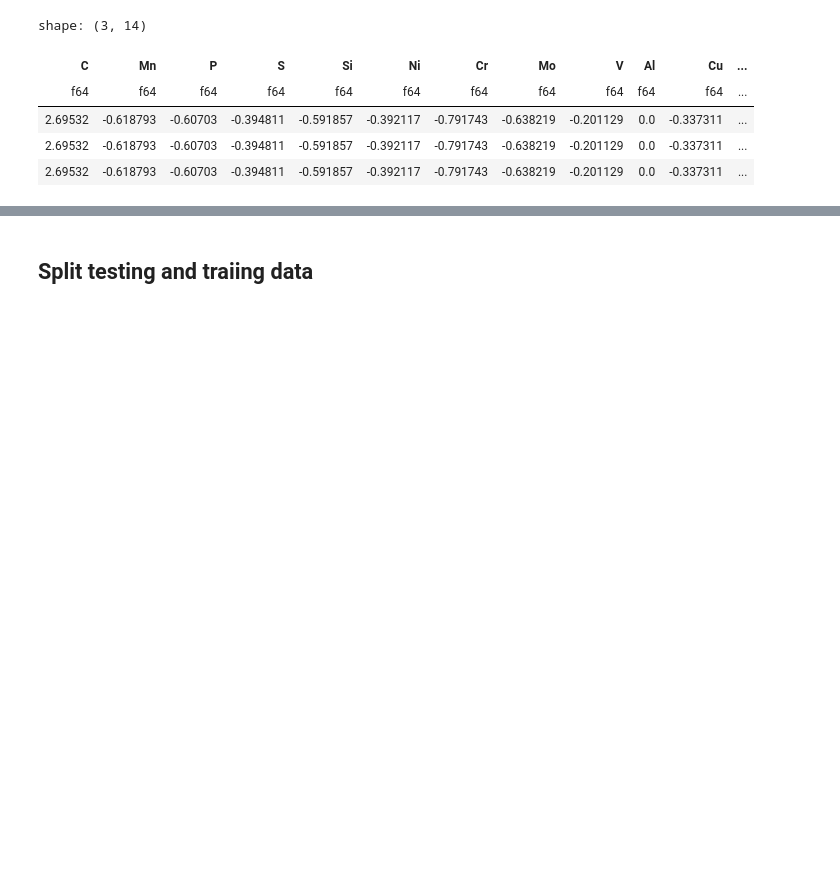
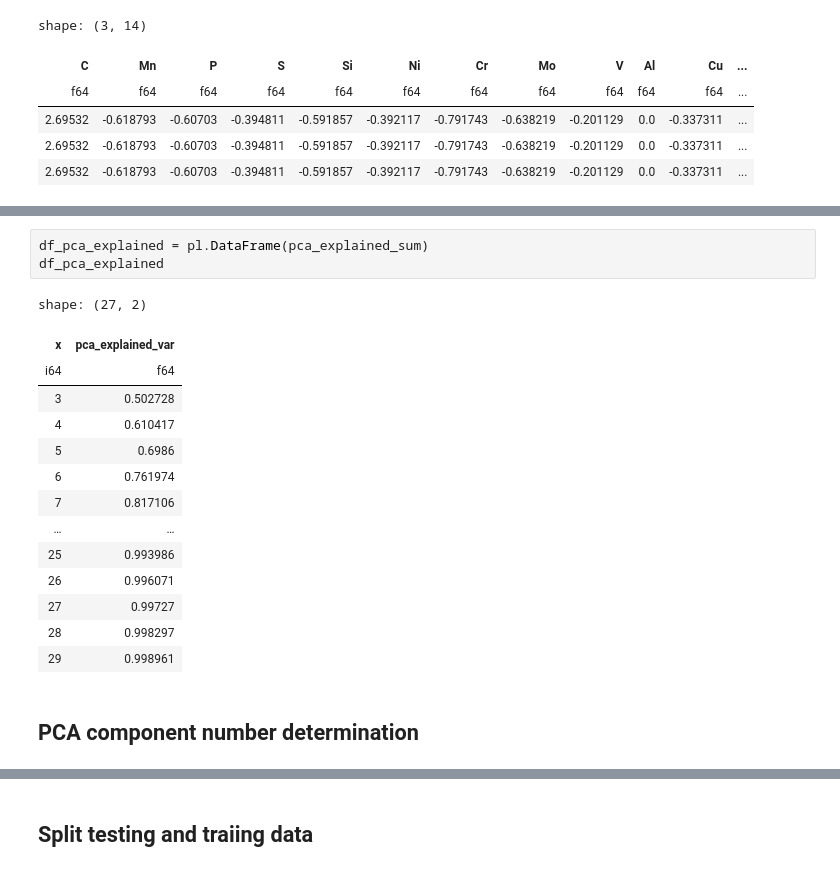
Before and after one commit to Nate-Sheibley/Mild-Steel-Tempering, a Jupyter notebook: Mild_Steel_Tempering-main.ipynb, the cells around one changed output, grey strips where cells are left out. Saved outputs shown, nothing was run; the diff lists cells and outputs as text; blank space fills up the shorter version.

```diff
--- a/Mild_Steel_Tempering-main.ipynb
+++ b/Mild_Steel_Tempering-main.ipynb
@@ -1452,0 +1475,20 @@ shape: (1_286, 44)
+# %%
+df_pca_explained = pl.DataFrame(pca_explained_sum)
+df_pca_explained
+# %% [output]
+shape: (27, 2)
+| x | pca_explained_var |
+| i64 | f64 |
+| 3 | 0.502728 |
+| 4 | 0.610417 |
+| 5 | 0.6986 |
+| 6 | 0.761974 |
+| 7 | 0.817106 |
+| … | … |
+| 25 | 0.993986 |
+| 26 | 0.996071 |
+| 27 | 0.99727 |
+| 28 | 0.998297 |
+| 29 | 0.998961 |
+# %% [markdown]
+## PCA component number determination
```
Also changed, not shown: parts of 43 cells of this notebook, 5 other files.
